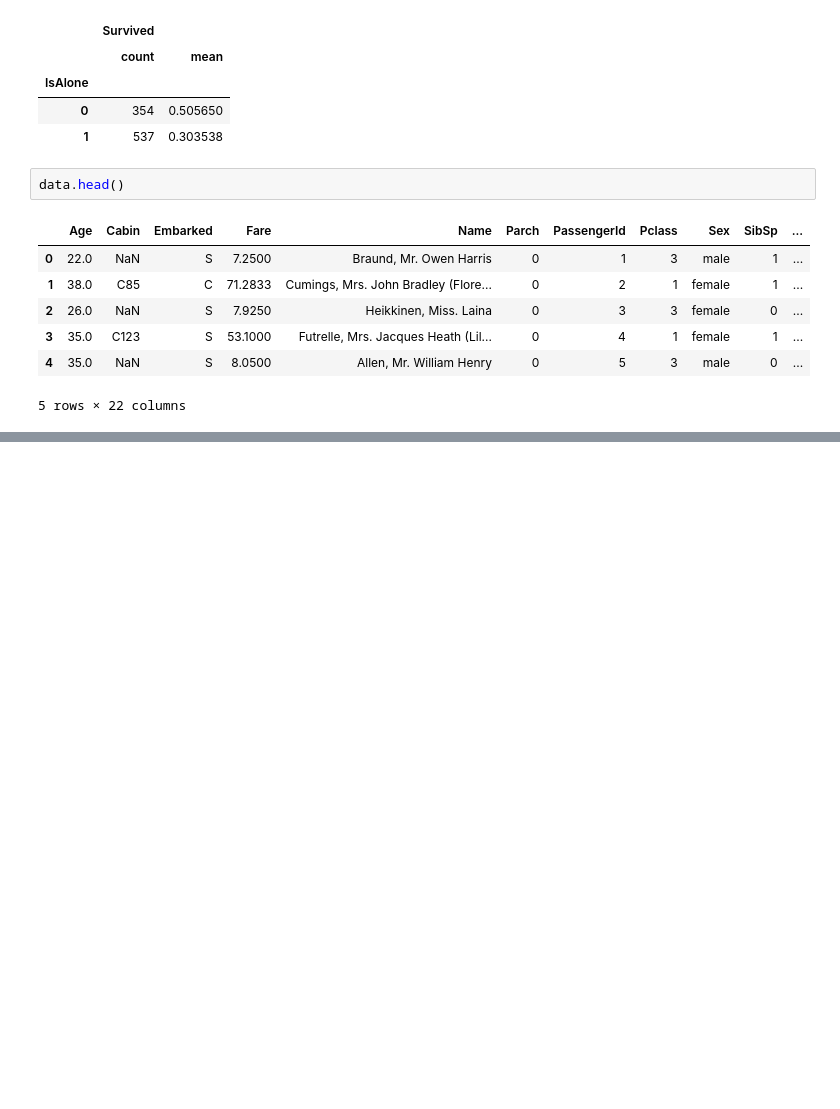
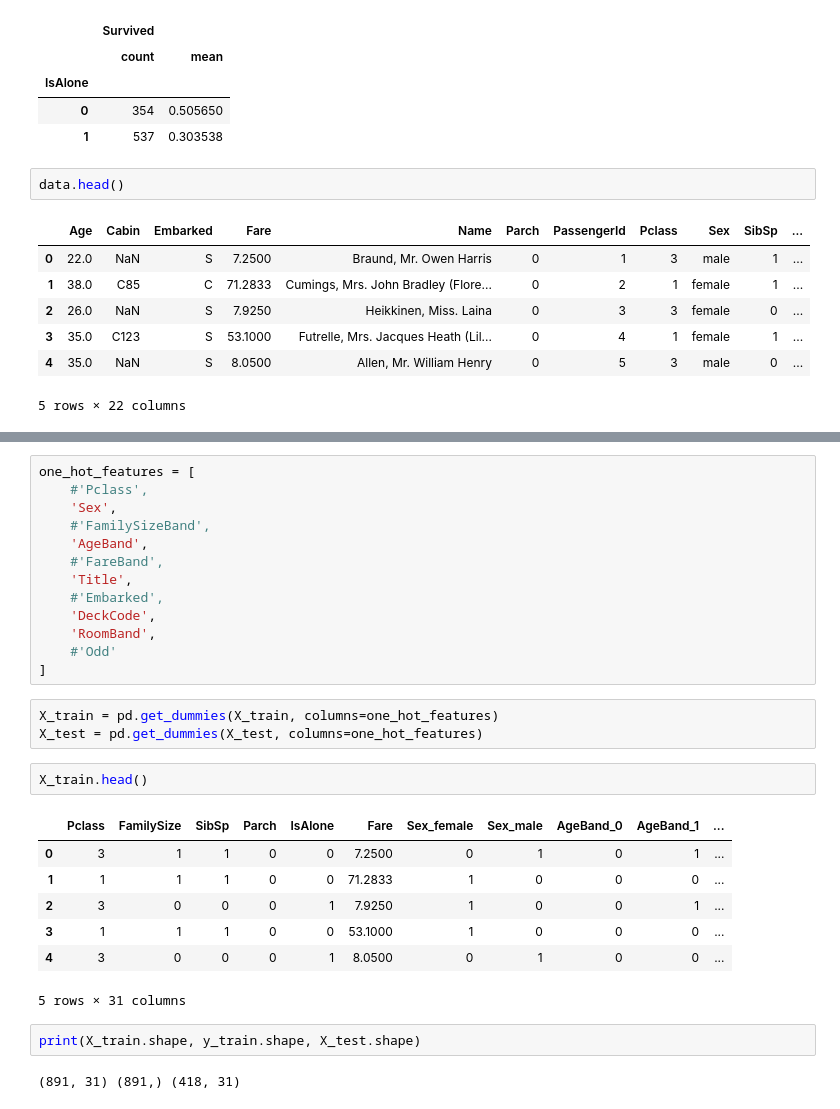
Before and after one commit to aki-06/XGBoost, a Jupyter notebook: XGBoost.ipynb, the cells around one changed output, grey strips where cells are left out. Saved outputs shown, nothing was run; the diff lists cells and outputs as text; blank space fills up the shorter version.

```diff
--- a/XGBoost.ipynb
+++ b/XGBoost.ipynb
@@ -528,0 +619,30 @@ data.head()
+# %%
+one_hot_features = [
+    #'Pclass',
+    'Sex',
+    #'FamilySizeBand',
+    'AgeBand',
+    #'FareBand',
+    'Title',
+    #'Embarked',
+    'DeckCode',
+    'RoomBand',
+    #'Odd'
+]
+# %%
+X_train = pd.get_dummies(X_train, columns=one_hot_features)
+X_test = pd.get_dummies(X_test, columns=one_hot_features)
+# %%
+X_train.head()
+# %% [output]
+|  | Pclass | FamilySize | SibSp | Parch | IsAlone | Fare | Sex_female | Sex_male | AgeBand_0 | AgeBand_1 | ... |
+| 0 | 3 | 1 | 1 | 0 | 0 | 7.2500 | 0 | 1 | 0 | 1 | ... |
+| 1 | 1 | 1 | 1 | 0 | 0 | 71.2833 | 1 | 0 | 0 | 0 | ... |
+| 2 | 3 | 0 | 0 | 0 | 1 | 7.9250 | 1 | 0 | 0 | 1 | ... |
+| 3 | 1 | 1 | 1 | 0 | 0 | 53.1000 | 1 | 0 | 0 | 0 | ... |
+| 4 | 3 | 0 | 0 | 0 | 1 | 8.0500 | 0 | 1 | 0 | 0 | ... |
+5 rows × 31 columns
+# %%
+print(X_train.shape, y_train.shape, X_test.shape)
+# %% [output]
+(891, 31) (891,) (418, 31)
```
Also changed, not shown: parts of 15 cells of this notebook, 1 other file.
